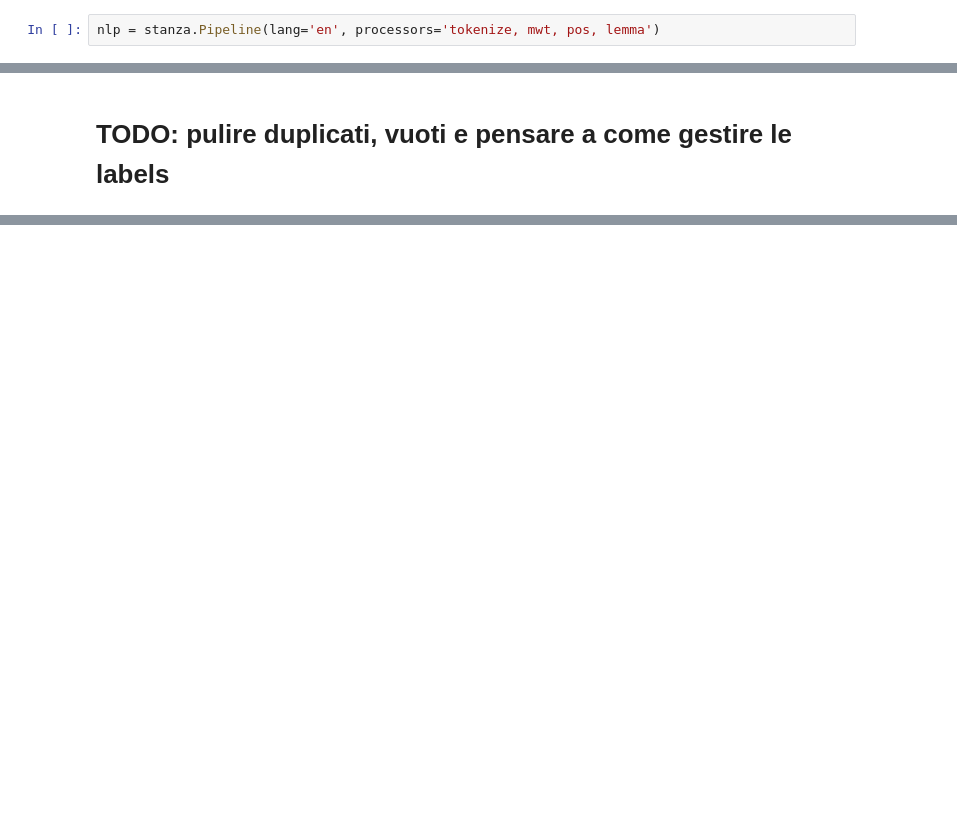
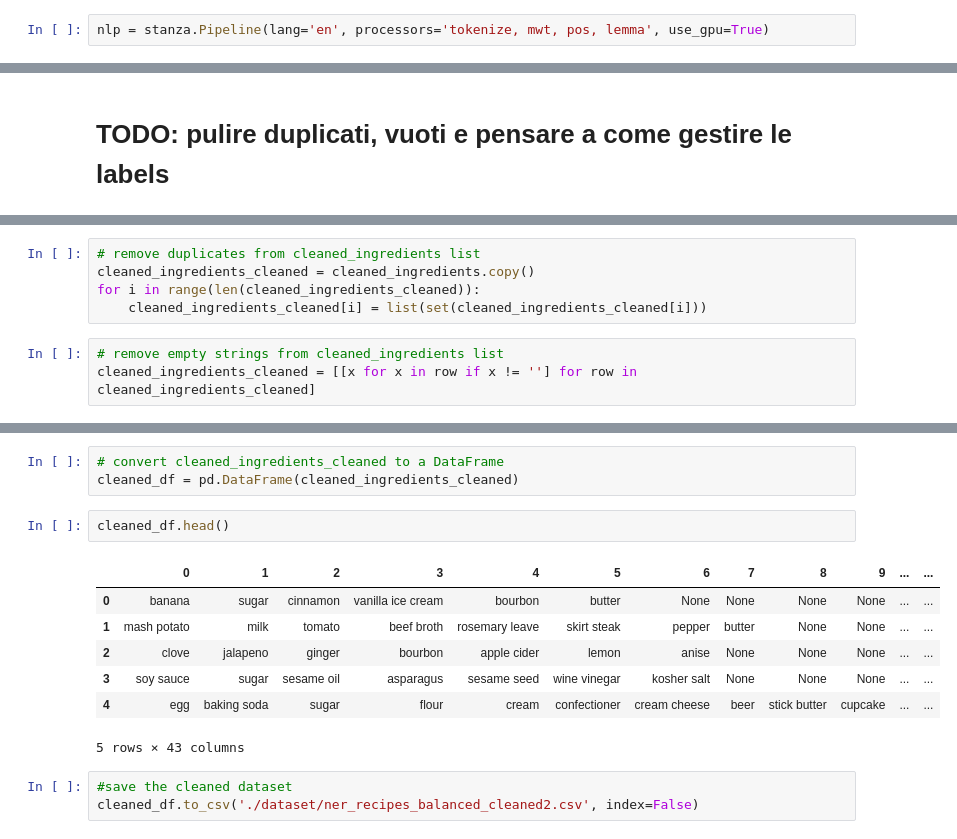
Before and after one commit to lavo2/HLT-Project, a Jupyter notebook: lavo.ipynb, the cells around one changed output, grey strips where cells are left out. Drawn from its saved outputs; the diff is of its cells as text; blank space fills up the shorter version.

Commit message:
cleaned the dataset, added stuff to utils

```diff
--- a/lavo.ipynb
+++ b/lavo.ipynb
@@ -335,5 +305,5 @@ df.head()
 | 4 | cocoa | cupcakes | sugar | flour | baking soda | pinch fine salt | beer | stick butter | vanilla extract | eggs | ... | ... |
 5 rows × 63 columns
 # %%
-nlp = stanza.Pipeline(lang='en', processors='tokenize, mwt, pos, lemma')
+nlp = stanza.Pipeline(lang='en', processors='tokenize, mwt, pos, lemma', use_gpu=True)
 # %% [output]
@@ -426,0 +421,8 @@ KeyboardInterrupt:
+# %%
+# remove duplicates from cleaned_ingredients list
+cleaned_ingredients_cleaned = cleaned_ingredients.copy()
+for i in range(len(cleaned_ingredients_cleaned)):
+    cleaned_ingredients_cleaned[i] = list(set(cleaned_ingredients_cleaned[i]))
+# %%
+# remove empty strings from cleaned_ingredients list
+cleaned_ingredients_cleaned = [[x for x in row if x != ''] for row in cleaned_ingredients_cleaned]
@@ -426,0 +439,16 @@ KeyboardInterrupt:
+# %%
+# convert cleaned_ingredients_cleaned to a DataFrame
+cleaned_df = pd.DataFrame(cleaned_ingredients_cleaned)
+# %%
+cleaned_df.head()
+# %% [output]
+|  | 0 | 1 | 2 | 3 | 4 | 5 | 6 | 7 | 8 | 9 | ... | ... |
+| 0 | banana | sugar | cinnamon | vanilla ice cream | bourbon | butter | None | None | None | None | ... | ... |
+| 1 | mash potato | milk | tomato | beef broth | rosemary leave | skirt steak | pepper | butter | None | None | ... | ... |
+| 2 | clove | jalapeno | ginger | bourbon | apple cider | lemon | anise | None | None | None | ... | ... |
+| 3 | soy sauce | sugar | sesame oil | asparagus | sesame seed | wine vinegar | kosher salt | None | None | None | ... | ... |
+| 4 | egg | baking soda | sugar | flour | cream | confectioner | cream cheese | beer | stick butter | cupcake | ... | ... |
+5 rows × 43 columns
+# %%
+#save the cleaned dataset
+cleaned_df.to_csv('./dataset/ner_recipes_balanced_cleaned2.csv', index=False)
```
Also changed, not shown: parts of 7 cells of this notebook, 1 other file.
